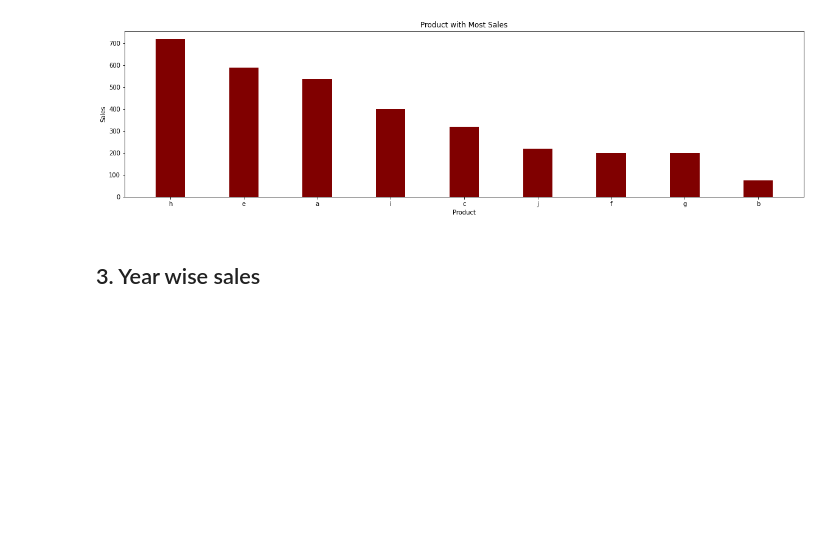
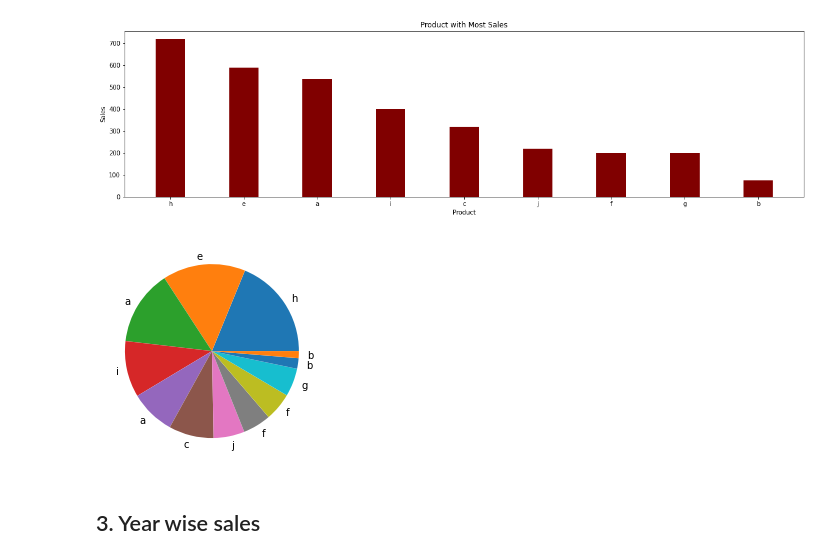
Before and after one commit to HozefaBeenawala/Analytics-Automation, a Jupyter notebook: Untitled.ipynb, the cells around one changed output. Cells and saved outputs as stored; diff of their text form; code cells hidden in the pictures; blank space fills up the shorter version.

```diff
--- a/Untitled.ipynb
+++ b/Untitled.ipynb
@@ -201,6 +201,11 @@ plt.title("Product with Most Sales")
 plt.show()
 # %% [output]
 [figure]
+# %%
+plt.pie(df_sorted['Sales'], labels = df_sorted['Product name'])
+plt.show()
+# %% [output]
+[figure, added]
 # %% [markdown]
 ## 3. Year wise sales
 # %%
```
Also changed, not shown: parts of 7 cells of this notebook.
